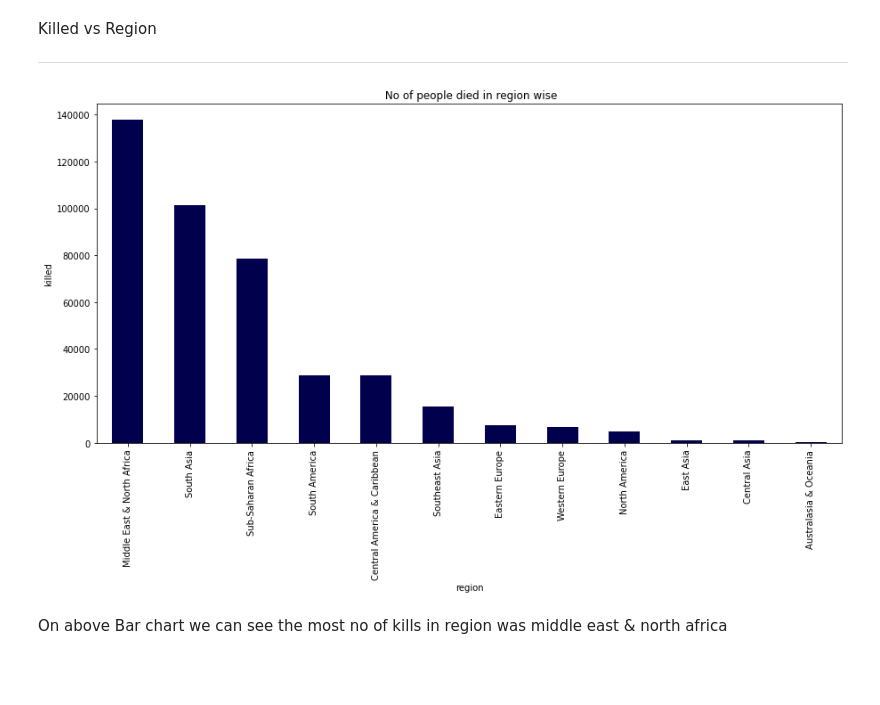
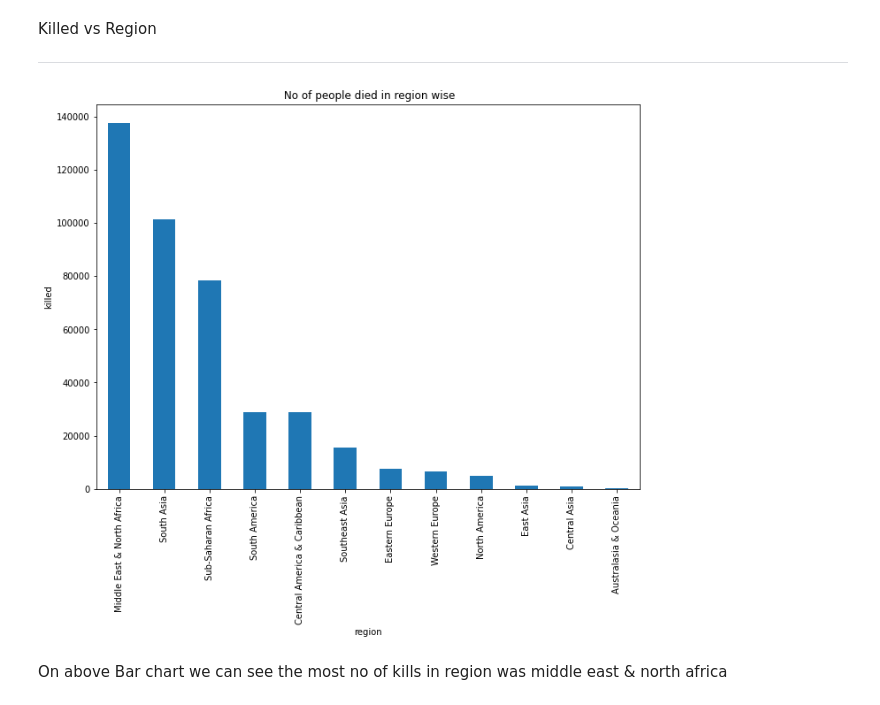
Before and after one commit to vicksypython/gbd-analysis, a Jupyter notebook: Copy_of_Global_Terrorism_Analysis_Capstone_Project.ipynb, the cells around one changed output. Cells and saved outputs as stored; diff of their text form; code cells hidden in the pictures; blank space fills up the shorter version.

```diff
--- a/Copy_of_Global_Terrorism_Analysis_Capstone_Project.ipynb
+++ b/Copy_of_Global_Terrorism_Analysis_Capstone_Project.ipynb
@@ -78,11 +73,17 @@ related       156653
 Length: 135, dtype: int64
 # %%
 # the data set have more than 60% of NAN values so lets drop the unnessary columns by using for loop
-column = []
-for i in gtd.columns:
-  if gtd[i].isnull().sum()>15000:
-    column.append(i)
-gtd.drop(column,inplace=True,axis=1)
+#column = []
+#for i in gtd.columns:
+ # if gtd[i].isnull().sum()> 15000:
+ #   column.append(i)
+#gtd.drop(column,inplace=True,axis=1)
+# %%
+ # renaming the colums for getting clarity to work on
+gtd.rename(columns={'iyear':'Year','imonth':'Month','iday':"day",'gname':'Group','country_txt':'Countrys_','region_txt':'Region',
+                     'provstate':'State','city':'city','latitude':'latitude','longitude':'longitude','summary':'summary',
+                     'attacktype1_txt':'Attacktype','targtype1_txt':'Targettype','weaptype1_txt':'Weapon','nkill':'kill',
+                     'nwound':'wounds'},inplace=True)
 # %%
 gtd.head(3)
 # %% [output]
@@ -93,12 +94,7 @@ gtd.head(3)
-# %%
-gtd.rename(columns={'iyear':'Year','imonth':'Month','iday':"day",'gname':'Group','country_txt':'Countrys_','region_txt':'Region',
-                     'provstate':'State','city':'city','latitude':'latitude','longitude':'longitude','summary':'summary',
-                     'attacktype1_txt':'Attacktype','targtype1_txt':'Targettype','weaptype1_txt':'Weapon','nkill':'kill',
-                     'nwound':'Wound'},inplace=True)
 # %%
-# created a work bench that we need only perform analysis in this
+# created a work bench that we need only perform analysis on this data
 gtd = gtd[['Year','Month','day','Countrys_','State','Region','city','latitude','longitude',"Attacktype",'kill',
-               'Wound','target1','summary','Group','Targettype','Weapon','motive']]
+               'target1','Group','Targettype','Weapon','wounds','summary']]
 gtd.head()
 # %% [output]
 |  | Year | Month | day | Countrys_ | State | Region | city | latitude | longitude | Attacktype | ... |
@@ -256,15 +322,17 @@ Killed vs Region
 ---
 # %%
 # created bar plot by using matplotlib.pyplot as plt for region wise killed
-plt.figure(figsize=(15,7))
-gtd.groupby(['Region'])['kill'].sum().sort_values(ascending = False).plot(kind='bar',colormap = 'seismic')
+plt.figure(figsize=(11,8))
+gtd.groupby(['Region'])['kill'].sum().sort_values(ascending = False).plot(kind='bar')
+
+
 plt.title(" No of people died in region wise")
 # Set x and y-labels
 plt.ylabel('killed')
 plt.xlabel('region')
 plt.show()
 # %% [output]
-[figure, old version]
+[figure, new version]
 # %% [markdown]
  On above Bar chart we can see the most no of kills in region was middle east & north africa
 # %% [markdown]
```
Also changed, not shown: parts of 40 cells of this notebook.
